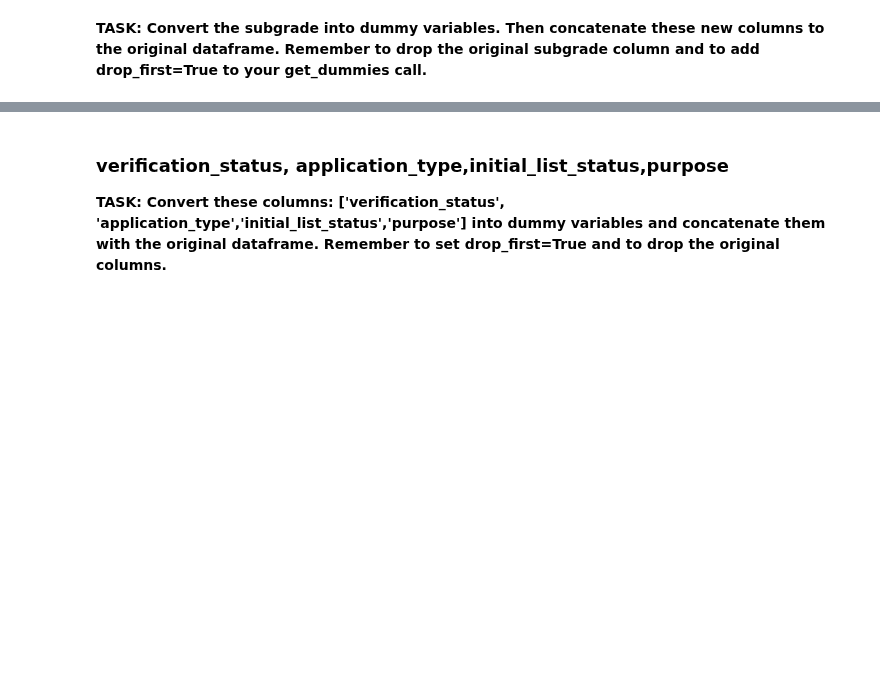
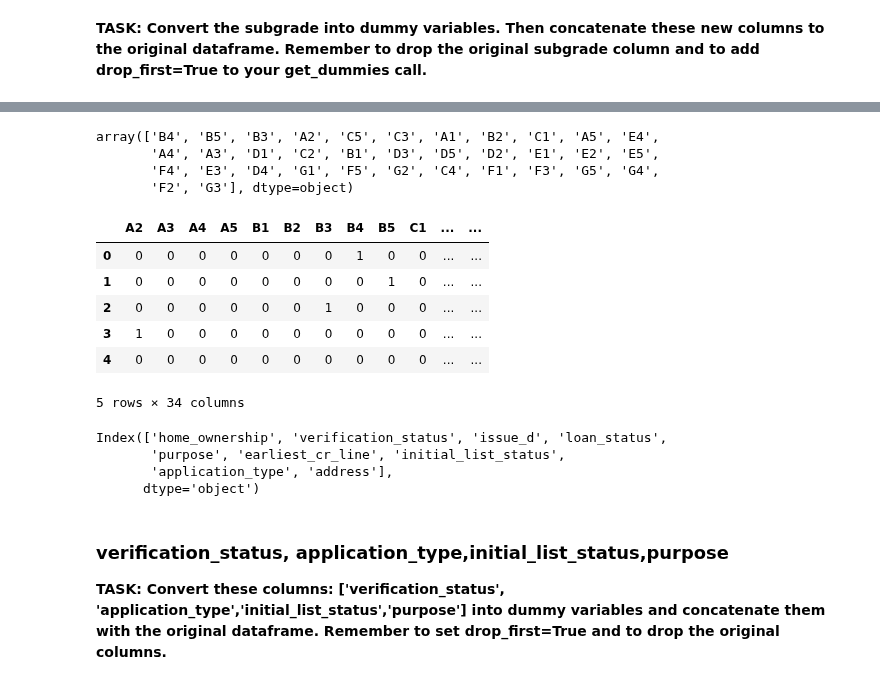
Before and after one commit to mxagar/tool_guides, a Jupyter notebook: python/data_science/19_NeuralNetworks/19_04_NeuralNetworks_TensorflowKeras_ProjectExercise.ipynb, the cells around one changed output, grey strips where cells are left out. Saved outputs shown, nothing was run; the diff lists cells and outputs as text; code cells hidden in the pictures; blank space fills up the shorter version.

```diff
--- a/python/data_science/19_NeuralNetworks/19_04_NeuralNetworks_TensorflowKeras_ProjectExercise.ipynb
+++ b/python/data_science/19_NeuralNetworks/19_04_NeuralNetworks_TensorflowKeras_ProjectExercise.ipynb
@@ -846,0 +928,4 @@ Name: term, dtype: int64
+# %%
+# Create a look-up dictionary
+# Be careful with the eventual spaces of the strings... (eg, pre & post string)
+term_dict = {' 36 months':36,' 60 months':60}
@@ -847,3 +958,5 @@ Name: term, dtype: int64
+# %%
+df['term'] = df['term'].map(term_dict)
 # %% [markdown]
 ### grade feature
 
@@ -853,2 +964,5 @@ Name: term, dtype: int64
+# %%
+# Remove anything redundant
+df.drop('grade',axis=1,inplace=True)
 # %% [markdown]
 **TASK: Convert the subgrade into dummy variables. Then concatenate these new columns to the original dataframe. Remember to drop the original subgrade column and to add drop_first=True to your get_dummies call.**
@@ -874,0 +969,19 @@ Index(['home_ownership', 'verification_status', 'issue_d', 'loan_status',
+# %%
+df['sub_grade'].unique()
+# %% [output]
+array(['B4', 'B5', 'B3', 'A2', 'C5', 'C3', 'A1', 'B2', 'C1', 'A5', 'E4',
+       'A4', 'A3', 'D1', 'C2', 'B1', 'D3', 'D5', 'D2', 'E1', 'E2', 'E5',
+       'F4', 'E3', 'D4', 'G1', 'F5', 'G2', 'C4', 'F1', 'F3', 'G5', 'G4',
+       'F2', 'G3'], dtype=object)
+# %%
+dummy_subgrade = pd.get_dummies(df['sub_grade'],drop_first=True)
+# %%
+dummy_subgrade.head()
+# %% [output]
+|  | A2 | A3 | A4 | A5 | B1 | B2 | B3 | B4 | B5 | C1 | ... | ... |
+| 0 | 0 | 0 | 0 | 0 | 0 | 0 | 0 | 1 | 0 | 0 | ... | ... |
+| 1 | 0 | 0 | 0 | 0 | 0 | 0 | 0 | 0 | 1 | 0 | ... | ... |
+| 2 | 0 | 0 | 0 | 0 | 0 | 0 | 1 | 0 | 0 | 0 | ... | ... |
+| 3 | 1 | 0 | 0 | 0 | 0 | 0 | 0 | 0 | 0 | 0 | ... | ... |
+| 4 | 0 | 0 | 0 | 0 | 0 | 0 | 0 | 0 | 0 | 0 | ... | ... |
+5 rows × 34 columns
@@ -875,3 +993,10 @@ Index(['home_ownership', 'verification_status', 'issue_d', 'loan_status',
+# %%
+df.select_dtypes(['object']).columns
+# %% [output]
+Index(['home_ownership', 'verification_status', 'issue_d', 'loan_status',
+       'purpose', 'earliest_cr_line', 'initial_list_status',
+       'application_type', 'address'],
+      dtype='object')
 # %% [markdown]
 ### verification_status, application_type,initial_list_status,purpose
 **TASK: Convert these columns: ['verification_status', 'application_type','initial_list_status','purpose'] into dummy variables and concatenate them with the original dataframe. Remember to set drop_first=True and to drop the original columns.**
```
Also changed, not shown: parts of 135 cells of this notebook, 1 other file.
